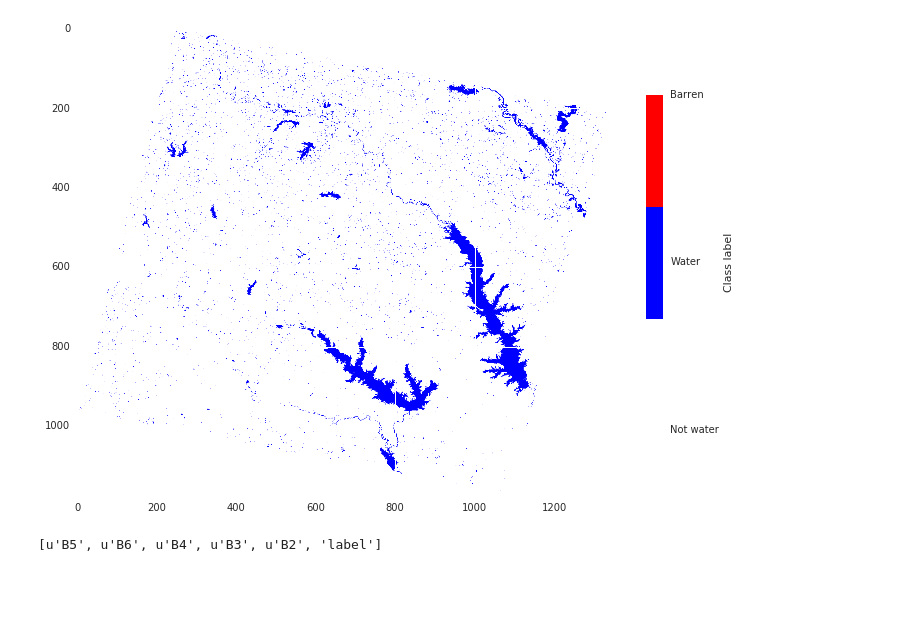
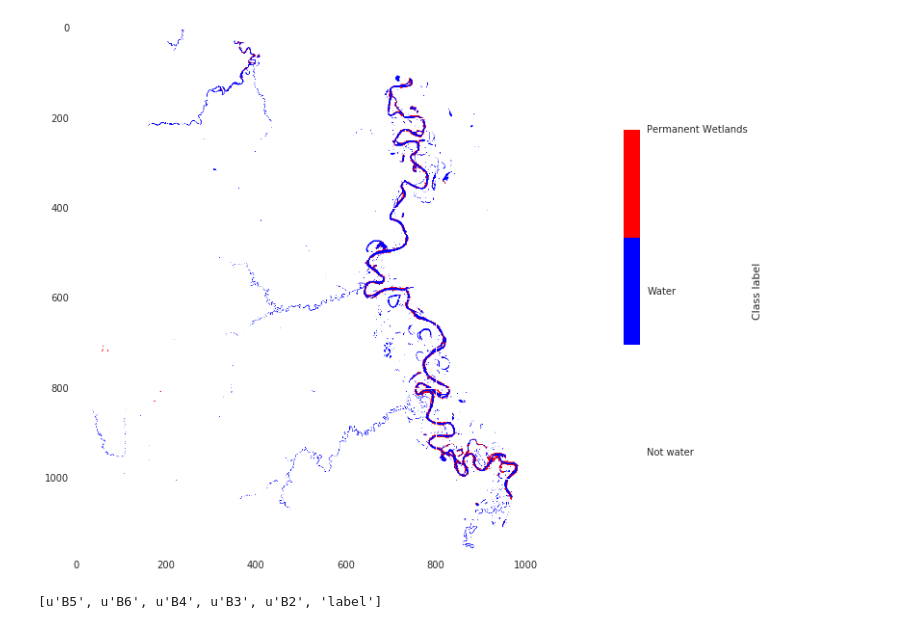
Before and after one commit to nongroup-lanl/ee-notebooks, a Jupyter notebook: ee-sandbox.ipynb, the cells around one changed output. Cells and saved outputs as stored; diff of their text form; code cells hidden in the pictures; blank space fills up the shorter version.

Commit message:
Use MODIS wtlands land cover class

```diff
--- a/ee-sandbox.ipynb
+++ b/ee-sandbox.ipynb
@@ -23,10 +23,11 @@ def download_tiff(image, scale):
         return local_zipfile.extract('data.tif', tempfile.mkdtemp())
 # %%
 dataset_path = 'LANDSAT/LC08/C01/T1_TOA'
+path, row = [7, 65] # Ucayali
 #path, row = [3, 69] # RMDD
 #path, row = [76, 16] # Western AK
 #path, row = [25, 37] # Western AK
-path, row = [25, 38] # TX/LA border
+#path, row = [25, 38] # TX/LA border
 
 start_date = '2014-01-01'
 end_date = '2015-01-01'
@@ -58,15 +59,16 @@ img = img.select(used_bands)
 bands = img.bandNames().getInfo()
 water_value, lc_value = [1, 2]
 
-water = ee.Image('JRC/GSW1_0/MonthlyHistory/2014_03')
+water = ee.Image('JRC/GSW1_0/MonthlyHistory/2014_09')
 cur = water.eq(ee.Number(2)).multiply(ee.Number(water_value))
 clipped_water = cur.clip(img.geometry())
 # %%
-#value = 16
-#modis = ee.Image('MODIS/006/MCD12Q1/2016_01_01').select('LC_Type1').eq(ee.Number(value)).multiply(ee.Number(lc_value))
-#clipped_modis = modis.clip(img.geometry())
-clipped_labels = clipped_water#.add(clipped_modis)
-#clipped_labels = clipped_labels.multiply(clipped_labels.lte(ee.Number(lc_value)))
+value = 11
+water_mask = clipped_water.neq(ee.Number(water_value))
+modis = ee.Image('MODIS/006/MCD12Q1/2016_01_01').select('LC_Type1').eq(ee.Number(value)).multiply(ee.Number(lc_value)).multiply(water_mask)
+clipped_modis = modis.clip(img.geometry())
+clipped_labels = clipped_water.add(clipped_modis)
+clipped_labels = clipped_labels#.multiply(clipped_labels.lte(ee.Number(lc_value)))
 # %%
 stacked = img.select(bands).addBands(clipped_labels)
 bands = stacked.bandNames().getInfo()
@@ -74,22 +76,22 @@ bands.remove('water')
 bands.append('label')
 stacked = stacked.rename(bands)
 # %%
-filename = download_tiff(clipped_water, scale=200)
+filename = download_tiff(clipped_labels, scale=200)
 # %%
 cmap = colors.ListedColormap(['white', 'blue', 'red'])
 bounds = [0, 0.5, 1.5, 2]
 norm = colors.BoundaryNorm(bounds, cmap.N)
 with rasterio.open(filename) as r:
-    jrc = r.read(1)
+    labels = r.read(1)
 #print(results.shape)
 #results = np.stack([results[4], results[3], results[2]], axis=-1)
 #print(results.shape)
 fig, ax = plt.subplots(1, 1, figsize=(12,12))
-im = ax.imshow(jrc, cmap=cmap, norm=norm)
+im = ax.imshow(labels, cmap=cmap, norm=norm)
 cb = plt.colorbar(im, ax=ax, shrink=0.5, label='Class label', ticks=[0, 1, 2])
-cb.ax.set_yticklabels(['Not water', 'Water', 'Barren']);
+cb.ax.set_yticklabels(['Not water', 'Water', 'Permanent Wetlands']);
 # %% [output]
-[figure, old version]
+[figure, new version]
 # %%
 print(bands)
 # %% [output]
```
Also changed, not shown: parts of 8 cells of this notebook.
